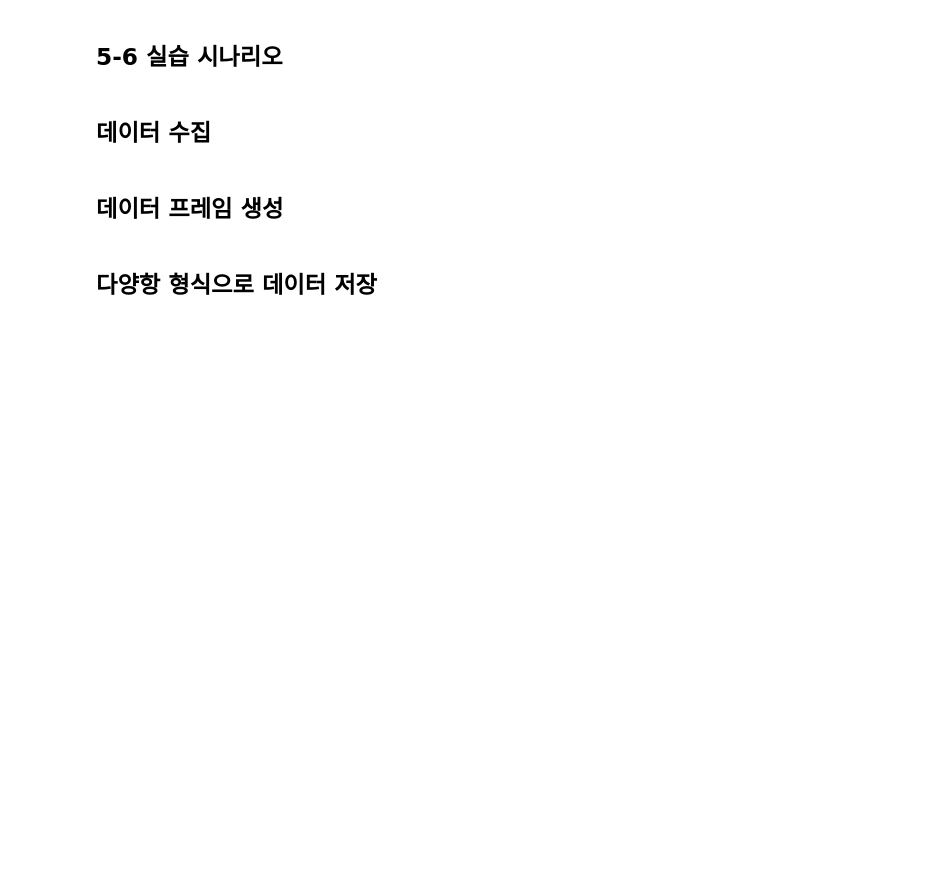
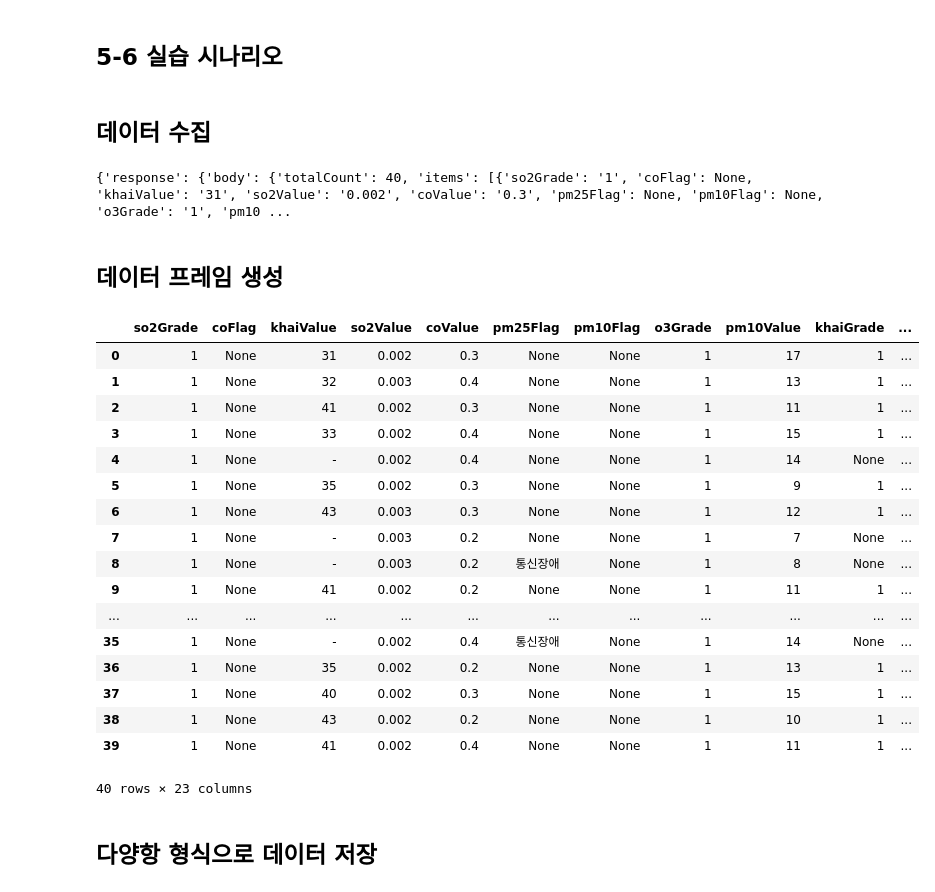
Before and after one commit to wooricho93/Data-Analysis-with-Open-Source, a Jupyter notebook: 오픈소스_데이터_분석_5강.ipynb, the cells around one changed output. Cells and saved outputs as stored; diff of their text form; code cells hidden in the pictures; blank space fills up the shorter version.

```diff
--- a/오픈소스_데이터_분석_5강.ipynb
+++ b/오픈소스_데이터_분석_5강.ipynb
@@ -129,8 +129,8 @@ with open('students_scores.html', 'w') as f:
 # %%
 import requests
 
-url = "http://apis.data.go.kr/B552584/ArpltnInforInqireSvc/getMinuDustFrcstDspth"
-api_key = '[발급받은 인증키]'
+url = "http://apis.data.go.kr/B552584/ArpltnInforInqireSvc/getCtprvnRltmMesureDnsty"
+api_key = '8878e064ed6bd47b24779a3dd675b35321b2d15b08e22f77e631c5e0989f237b'
 
 params = {
     'serviceKey': api_key,
@@ -145,12 +145,38 @@ params = {
 response = requests.get(url, params=params)
 
 ## 호출 성공/실패 출력
+print(response.json())
+# %% [output]
+{'response': {'body': {'totalCount': 40, 'items': [{'so2Grade': '1', 'coFlag': None, 'khaiValue': '31', 'so2Value': '0.002', 'coValue': '0.3', 'pm25Flag': None, 'pm10Flag': None, 'o3Grade': '1', 'pm10 ...
 # %% [markdown]
 ## 데이터 프레임 생성
 # %%
 import pandas as pd
 
 ## requests로부터 response, body, item 항목 읽기
+data = response.json()['response']['body']['items']
+
+df = pd.DataFrame(data)
+df
+# %% [output]
+|  | so2Grade | coFlag | khaiValue | so2Value | coValue | pm25Flag | pm10Flag | o3Grade | pm10Value | khaiGrade | ... |
+| 0 | 1 | None | 31 | 0.002 | 0.3 | None | None | 1 | 17 | 1 | ... |
+| 1 | 1 | None | 32 | 0.003 | 0.4 | None | None | 1 | 13 | 1 | ... |
+| 2 | 1 | None | 41 | 0.002 | 0.3 | None | None | 1 | 11 | 1 | ... |
+| 3 | 1 | None | 33 | 0.002 | 0.4 | None | None | 1 | 15 | 1 | ... |
+| 4 | 1 | None | - | 0.002 | 0.4 | None | None | 1 | 14 | None | ... |
+| 5 | 1 | None | 35 | 0.002 | 0.3 | None | None | 1 | 9 | 1 | ... |
+| 6 | 1 | None | 43 | 0.003 | 0.3 | None | None | 1 | 12 | 1 | ... |
+| 7 | 1 | None | - | 0.003 | 0.2 | None | None | 1 | 7 | None | ... |
+| 8 | 1 | None | - | 0.003 | 0.2 | 통신장애 | None | 1 | 8 | None | ... |
+| 9 | 1 | None | 41 | 0.002 | 0.2 | None | None | 1 | 11 | 1 | ... |
+| ... | ... | ... | ... | ... | ... | ... | ... | ... | ... | ... | ... |
+| 35 | 1 | None | - | 0.002 | 0.4 | 통신장애 | None | 1 | 14 | None | ... |
+| 36 | 1 | None | 35 | 0.002 | 0.2 | None | None | 1 | 13 | 1 | ... |
+| 37 | 1 | None | 40 | 0.002 | 0.3 | None | None | 1 | 15 | 1 | ... |
+| 38 | 1 | None | 43 | 0.002 | 0.2 | None | None | 1 | 10 | 1 | ... |
+| 39 | 1 | None | 41 | 0.002 | 0.4 | None | None | 1 | 11 | 1 | ... |
+40 rows × 23 columns
 # %% [markdown]
 ## 다양항 형식으로 데이터 저장
 # %%
```
Also changed, not shown: parts of 1 cell of this notebook.
